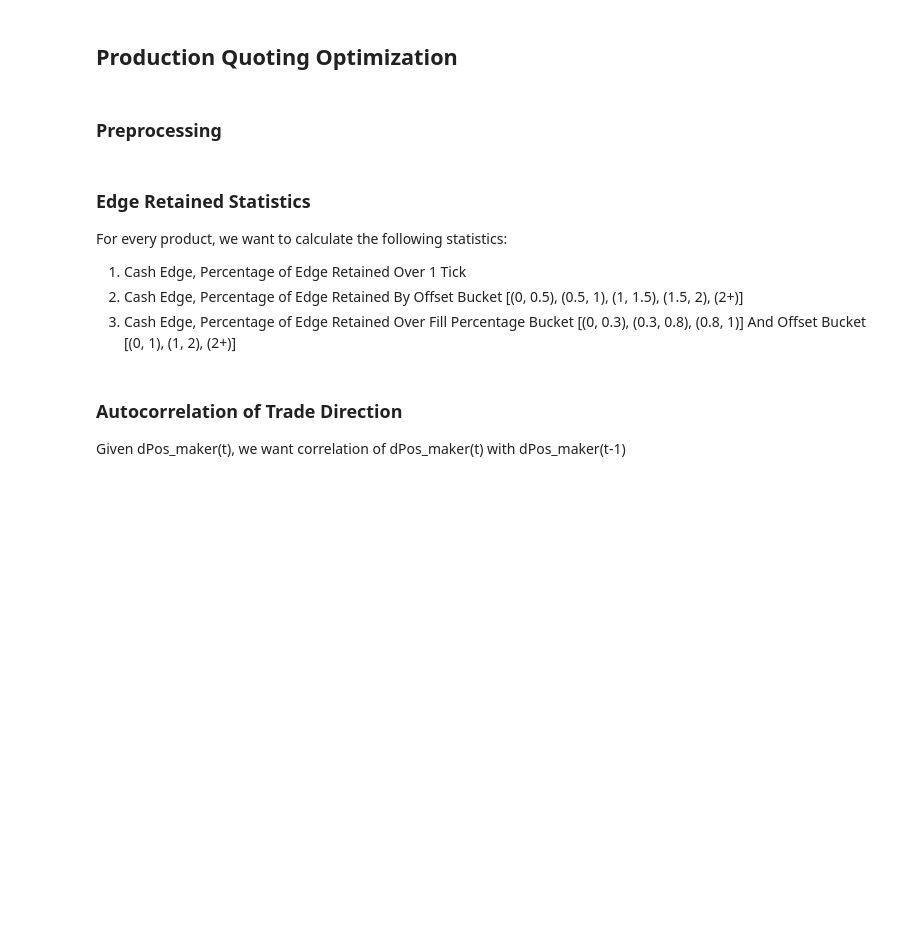
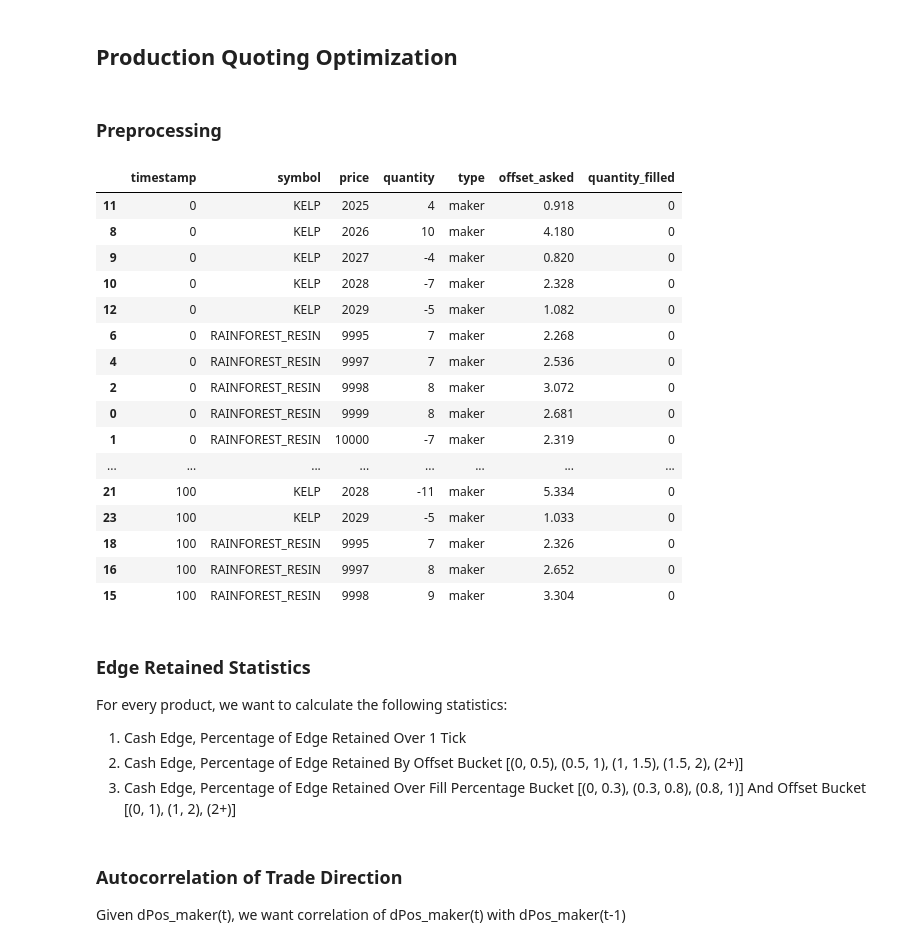
Before and after one commit to Keshav-Shah/IMC-Prosperity-2025-Rice, a Jupyter notebook: model_testing.ipynb, the cells around one changed output. Saved outputs shown, nothing was run; the diff lists cells and outputs as text; code cells hidden in the pictures; blank space fills up the shorter version.

```diff
--- a/model_testing.ipynb
+++ b/model_testing.ipynb
@@ -84,7 +90,7 @@ def parse_log_file(file_path):
     market_trade_info_df = pd.DataFrame(columns=['timestamp', 'symbol', 'average_weighted_price', 'total_volume'])
     own_trade_info_df = pd.DataFrame(columns=['timestamp', 'symbol', 'average_weighted_price', 'total_volume'])
 
-    for log in sandbox_logs:
+    for idx_log, log in enumerate(sandbox_logs):
 
         lambda_log = log['lambdaLog']
         try:
@@ -142,14 +148,17 @@ def parse_log_file(file_path):
 
         parsed_trader_data = json.loads(parsed['state']['trader_data'])
 
+        if idx_log < 5:
+            display(parsed_trader_data['maker_orders'][symbol])
+
         orders_df = pd.DataFrame(columns = ['symbol', 'price', 'quantity', 'type', 'order_type','offset_asked'])
 
         symbol_list = list(parsed_trader_data['orderbook_theos'].keys())
         info_df = pd.DataFrame({'symbol': symbol_list,
                                      'orderbook_theo': [parsed_trader_data['orderbook_theos'][symbol][-1] for symbol in symbol_list],
                                      'signal_theo': [parsed_trader_data['signal_theos'][symbol][-1] for symbol in symbol_list],
-                                        'return': [parsed_trader_data['return'][symbol][-1] for symbol in symbol_list],
-                                        'residual': [parsed_trader_data['residual'][symbol][-1] for symbol in symbol_list],
+                                        'return': [parsed_trader_data['returns'][symbol][-1] for symbol in symbol_list],
+                                        'residual': [parsed_trader_data['residuals'][symbol][-1] for symbol in symbol_list],
                                         'expected_return': [parsed_trader_data['expected_return'][symbol] for symbol in symbol_list]
                                         })
 
@@ -170,7 +179,7 @@ def parse_log_file(file_path):
 
         for symbol in parsed_trader_data['maker_orders'].keys():
             maker_orders_df = pd.DataFrame(parsed_trader_data['maker_orders'][symbol], columns=['symbol', 'price', 'quantity','offset_asked']) if len(parsed_trader_data['maker_orders'][symbol]) > 0 else pd.DataFrame(columns=['symbol', 'price', 'quantity','offset_asked'])
-            taker_orders_df = pd.DataFrame(parsed_trader_data['_taker_orders'][symbol], columns=['symbol', 'price', 'quantity']) if len(parsed_trader_data['_taker_orders'][symbol]) > 0 else pd.DataFrame(columns=['symbol', 'price', 'quantity'])
+            taker_orders_df = pd.DataFrame(parsed_trader_data['taker_orders'][symbol], columns=['symbol', 'price', 'quantity']) if len(parsed_trader_data['taker_orders'][symbol]) > 0 else pd.DataFrame(columns=['symbol', 'price', 'quantity'])
 
             maker_orders_df['type'] = 'maker'
             taker_orders_df['type'] = 'taker'
@@ -645,50 +719,64 @@ cleaned_theos_df = pd.concat(cleaned_theos.values(), ignore_index=True)1
 maker_orders = trader_orders_df[trader_orders_df['type'] == 'maker'].copy()
 
 buy_trades = own_trades_df[own_trades_df['buyer'] == 'SUBMISSION'].copy()
 sell_trades = own_trades_df[own_trades_df['seller'] == 'SUBMISSION'].copy()
 
 trader_orders_df['quantity_filled'] = 0
 
-maker_orders['original_index'] = maker_orders.index
-
 buy_merged = maker_orders[maker_orders['quantity'] > 0].merge(
     buy_trades,
     on=['timestamp', 'price', 'symbol'],
     how='left',
     suffixes=('', '_trade')
 )
-
 sell_merged = maker_orders[maker_orders['quantity'] < 0].merge(
     sell_trades,
     on=['timestamp', 'price', 'symbol'],
     how='left',
     suffixes=('', '_trade')
 )
 
 filled_orders = pd.concat([buy_merged, sell_merged])
 
-trader_orders_df.loc[filled_orders['original_index'], 'quantity_filled'] = filled_orders['quantity_trade']
-
-trader_orders_df.drop(columns=['original_index'], inplace=True)
-
 trader_orders_df['quantity_filled'] = trader_orders_df['quantity_filled'].fillna(0)
 
-# Examining 1 Tick Markout
+trader_orders_df.sort_values(by=['timestamp', 'symbol','price'], inplace=True)
 
-trader_orders_df = trader_orders_df.merge(cleaned_theos_df[['timestamp', 'symbol', 'next_imc_theo']], on=['timestamp', 'symbol'], how='left').merge(trader_data_df[['timestamp', 'symbol', 'signal_theo']], on=['timestamp', 'symbol'], how='left')
+display(trader_orders_df.head(20))
+# # Examining 1 Tick Markout
 
-filled_orders = trader_orders_df[trader_orders_df['quantity_filled'] > 0]
+# trader_orders_df = trader_orders_df.merge(cleaned_theos_df[['timestamp', 'symbol', 'next_imc_theo']], on=['timestamp', 'symbol'], how='left').merge(trader_data_df[['timestamp', 'symbol', 'signal_theo']], on=['timestamp', 'symbol'], how='left')
 
-filled_orders['expected_edge_per_contract'] = np.where(filled_orders['buyer_trade'] == 'SUBMISSION', filled_orders['signal_theo'] - filled_orders['price'], filled_orders['price'] - filled_orders['signal_theo'])
-filled_orders['retained_edge_per_contract'] = np.where(filled_orders['buyer_trade'] == 'SUBMISSION', filled_orders['next_imc_theo'] - filled_orders['price'], filled_orders['price'] - filled_orders['next_imc_theo'])
+# filled_orders = trader_orders_df[trader_orders_df['quantity_filled'] > 0]
 
-filled_orders['expected_edge'] = filled_orders['expected_edge_per_contract'] * filled_orders['quantity_filled']
-filled_orders['retained_edge'] = filled_orders['retained_edge_per_contract'] * filled_orders['quantity_filled']
+# filled_orders['expected_edge_per_contract'] = np.where(filled_orders['buyer_trade'] == 'SUBMISSION', filled_orders['signal_theo'] - filled_orders['price'], filled_orders['price'] - filled_orders['signal_theo'])
+# filled_orders['retained_edge_per_contract'] = np.where(filled_orders['buyer_trade'] == 'SUBMISSION', filled_orders['next_imc_theo'] - filled_orders['price'], filled_orders['price'] - filled_orders['next_imc_theo'])
 
-filled_orders['fill_percentage'] = filled_orders['quantity_filled'] / filled_orders['quantity']
+# filled_orders['expected_edge'] = filled_orders['expected_edge_per_contract'] * filled_orders['quantity_filled']
+# filled_orders['retained_edge'] = filled_orders['retained_edge_per_contract'] * filled_orders['quantity_filled']
 
-filled_orders['offset_bucket'] = pd.cut(filled_orders['offset_asked'], bins=[-np.inf, 0, 0.5, 1, 1.5, 2, np.inf], labels=['-', '0-0.5', '0.5-1', '1-1.5', '1.5-2', '2+'])
-filled_orders['fill_percentage_bucket'] = pd.cut(filled_orders['fill_percentage'], bins=[-np.inf, 0.3, 0.8, 1], labels=['0-0.3', '0.3-0.8', '0.8-1'])
+# filled_orders['fill_percentage'] = filled_orders['quantity_filled'] / filled_orders['quantity']
+
+# filled_orders['offset_bucket'] = pd.cut(filled_orders['offset_asked'], bins=[-np.inf, 0, 0.5, 1, 1.5, 2, np.inf], labels=['-', '0-0.5', '0.5-1', '1-1.5', '1.5-2', '2+'])
+# filled_orders['fill_percentage_bucket'] = pd.cut(filled_orders['fill_percentage'], bins=[-np.inf, 0.3, 0.8, 1], labels=['0-0.3', '0.3-0.8', '0.8-1'])
+# %% [output]
+|  | timestamp | symbol | price | quantity | type | offset_asked | quantity_filled |
+| 11 | 0 | KELP | 2025 | 4 | maker | 0.918 | 0 |
+| 8 | 0 | KELP | 2026 | 10 | maker | 4.180 | 0 |
+| 9 | 0 | KELP | 2027 | -4 | maker | 0.820 | 0 |
+| 10 | 0 | KELP | 2028 | -7 | maker | 2.328 | 0 |
+| 12 | 0 | KELP | 2029 | -5 | maker | 1.082 | 0 |
+| 6 | 0 | RAINFOREST_RESIN | 9995 | 7 | maker | 2.268 | 0 |
+| 4 | 0 | RAINFOREST_RESIN | 9997 | 7 | maker | 2.536 | 0 |
+| 2 | 0 | RAINFOREST_RESIN | 9998 | 8 | maker | 3.072 | 0 |
+| 0 | 0 | RAINFOREST_RESIN | 9999 | 8 | maker | 2.681 | 0 |
+| 1 | 0 | RAINFOREST_RESIN | 10000 | -7 | maker | 2.319 | 0 |
+| ... | ... | ... | ... | ... | ... | ... | ... |
+| 21 | 100 | KELP | 2028 | -11 | maker | 5.334 | 0 |
+| 23 | 100 | KELP | 2029 | -5 | maker | 1.033 | 0 |
+| 18 | 100 | RAINFOREST_RESIN | 9995 | 7 | maker | 2.326 | 0 |
+| 16 | 100 | RAINFOREST_RESIN | 9997 | 8 | maker | 2.652 | 0 |
+| 15 | 100 | RAINFOREST_RESIN | 9998 | 9 | maker | 3.304 | 0 |
 # %% [markdown]
 ### Edge Retained Statistics
 
```
Also changed, not shown: parts of 21 cells of this notebook, 3 other files.
